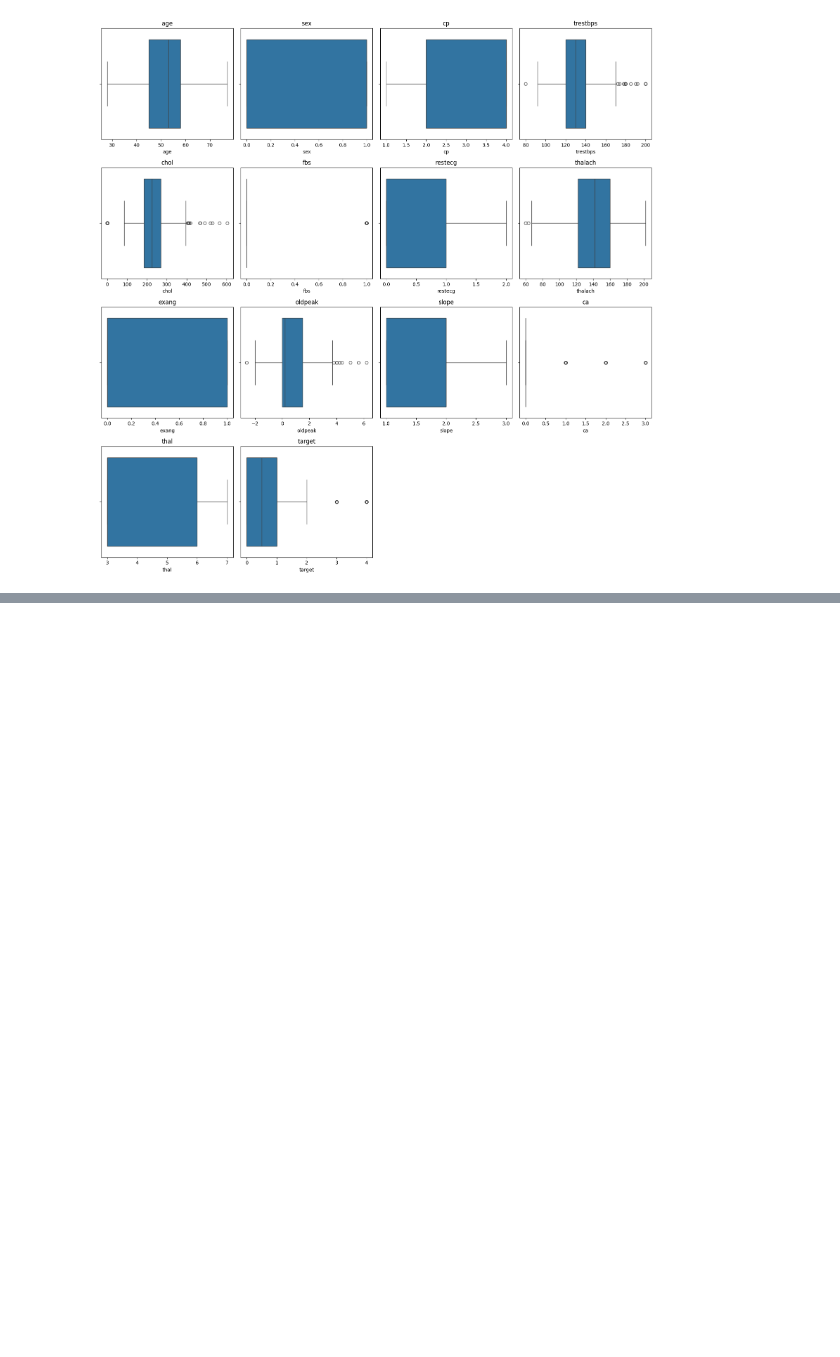
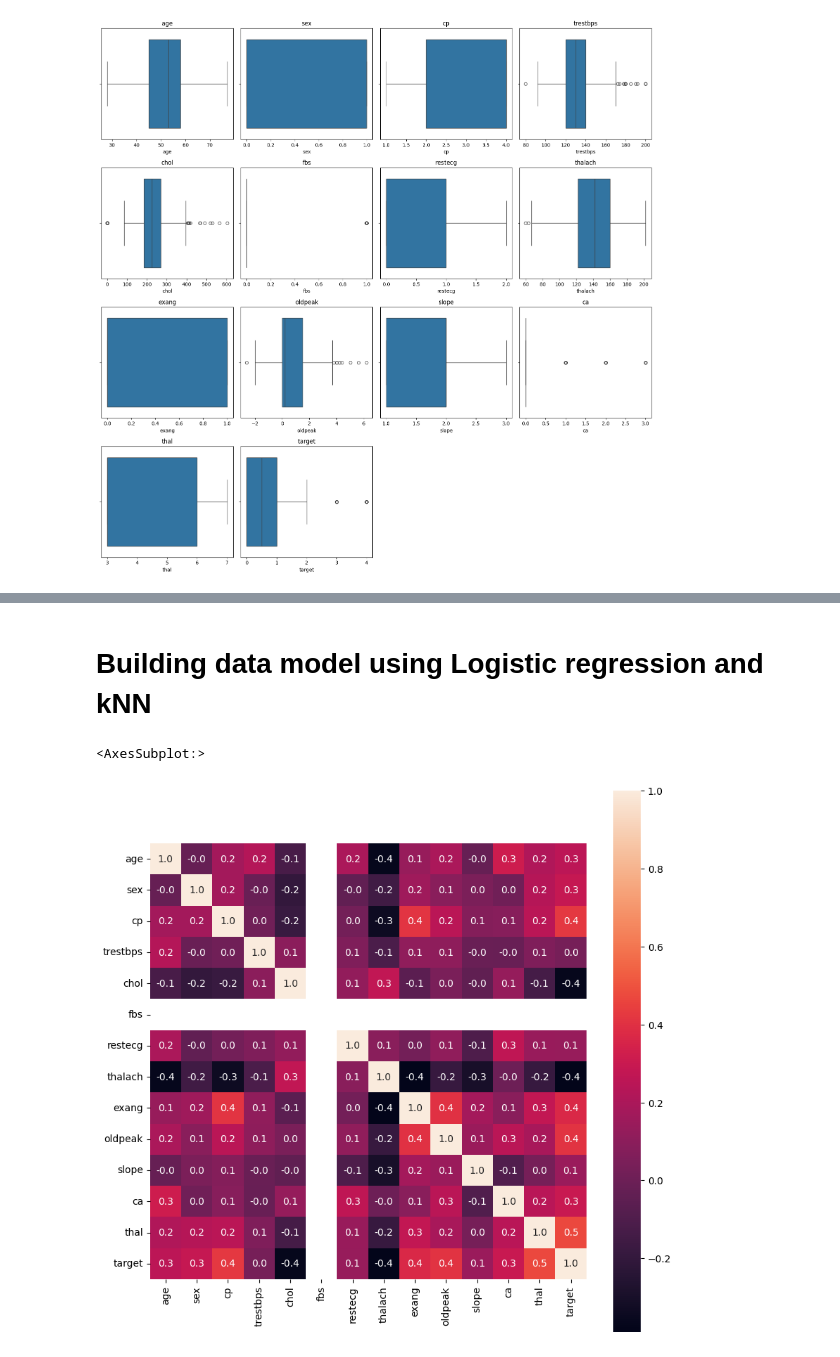
Before and after one commit to SiddhantSonawane/DSBDA_Practicals, a Jupyter notebook: PS13(heart)/heart-disease.ipynb, the cells around one changed output, grey strips where cells are left out. Saved outputs shown, nothing was run; the diff lists cells and outputs as text; code cells hidden in the pictures; blank space fills up the shorter version.

```diff
--- a/PS13(heart)/heart-disease.ipynb
+++ b/PS13(heart)/heart-disease.ipynb
@@ -165,3 +164,15 @@ def visBoxplots(df):
 visBoxplots(df)
 # %% [output]
 [figure]
+# %%
+print("Original shape:", df.shape)
+
+def outlier_remover(data):
+  numeric_cols = data.select_dtypes(include=[np.number])
+  zscore = np.abs((numeric_cols-numeric_cols.mean())/numeric_cols.std())
+  out = zscore > 3
+  data = data[~out.any(axis=1)]
+  return data
+
+df = outlier_remover(df)
+print("Cleaned shape:", df.shape)
@@ -174,0 +203,4 @@ Cleaned shape: (648, 14)
+# %%
+df.loc[df['sex']==1,'sex']='M'
+df.loc[df['sex']==0,'sex']='F'
+df.head()
@@ -174,0 +214,4 @@ Cleaned shape: (648, 14)
+# %%
+lb=LabelEncoder()
+df['sex'] = lb.fit_transform(df['sex'])
+df.head()
@@ -174,0 +225,8 @@ Cleaned shape: (648, 14)
+# %% [markdown]
+# Building data model using Logistic regression and kNN
+# %%
+plt.figure(figsize=(10,10))
+sns.heatmap(data=df.corr(),annot=True,cbar=True,square=True,fmt='.1f')
+# %% [output]
+<AxesSubplot:>
+[figure, added]
```
Also changed, not shown: parts of 13 cells of this notebook, 5 other files.
